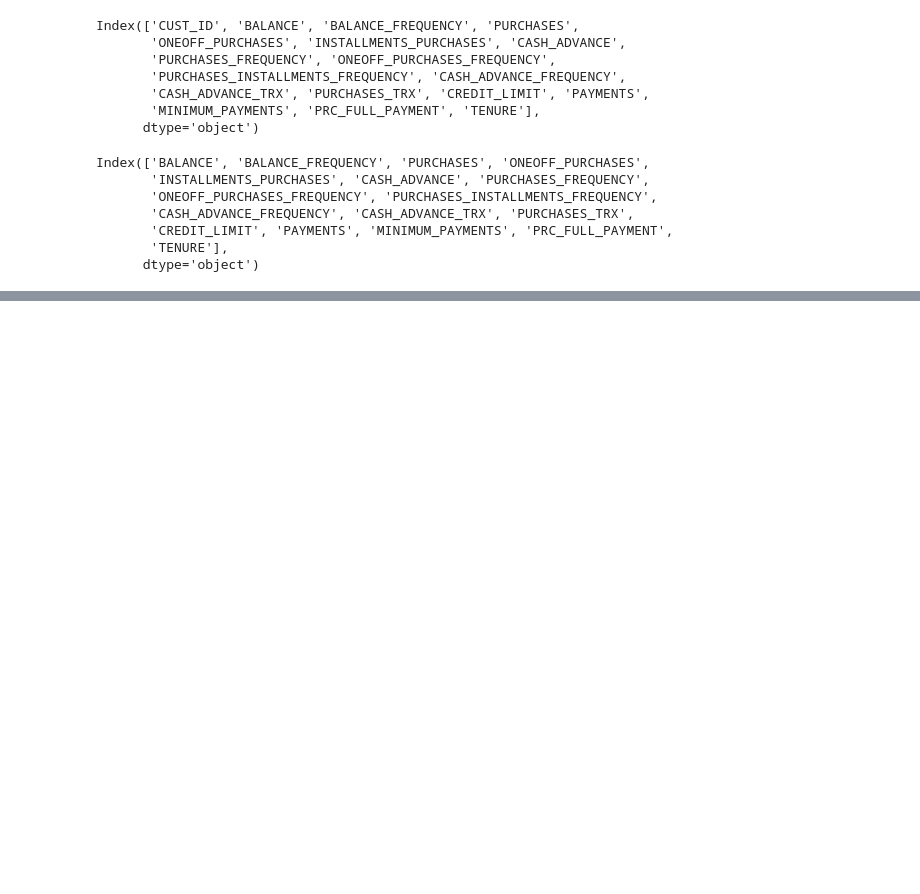
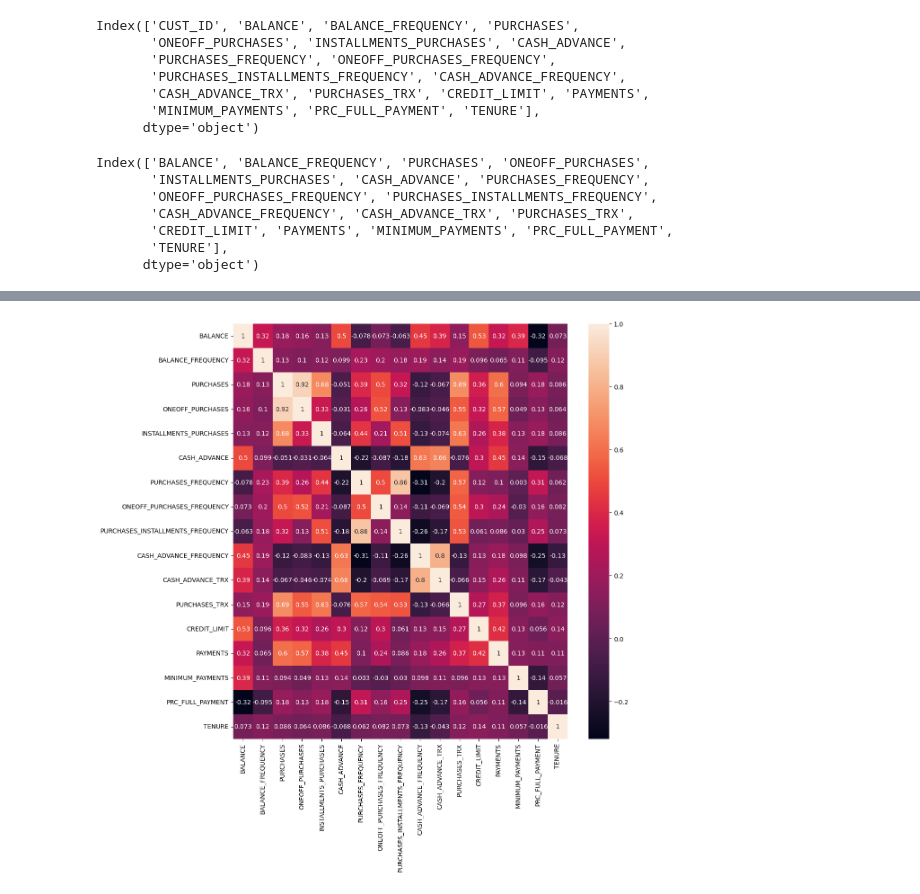
Before and after one commit to prijal-matc/takeovds41, a Jupyter notebook: Market_segmentation.ipynb, the cells around one changed output, grey strips where cells are left out. Saved outputs shown, nothing was run; the diff lists cells and outputs as text; code cells hidden in the pictures; blank space fills up the shorter version.

```diff
--- a/Market_segmentation.ipynb
+++ b/Market_segmentation.ipynb
@@ -158,0 +172,6 @@ Index(['BALANCE', 'BALANCE_FREQUENCY', 'PURCHASES', 'ONEOFF_PURCHASES',
+# %%
+plt.figure(figsize=(12,12))
+sns.heatmap(df.corr(), annot=True)
+plt.show()
+# %% [output]
+[figure, added]
```
Also changed, not shown: parts of 11 cells of this notebook.
